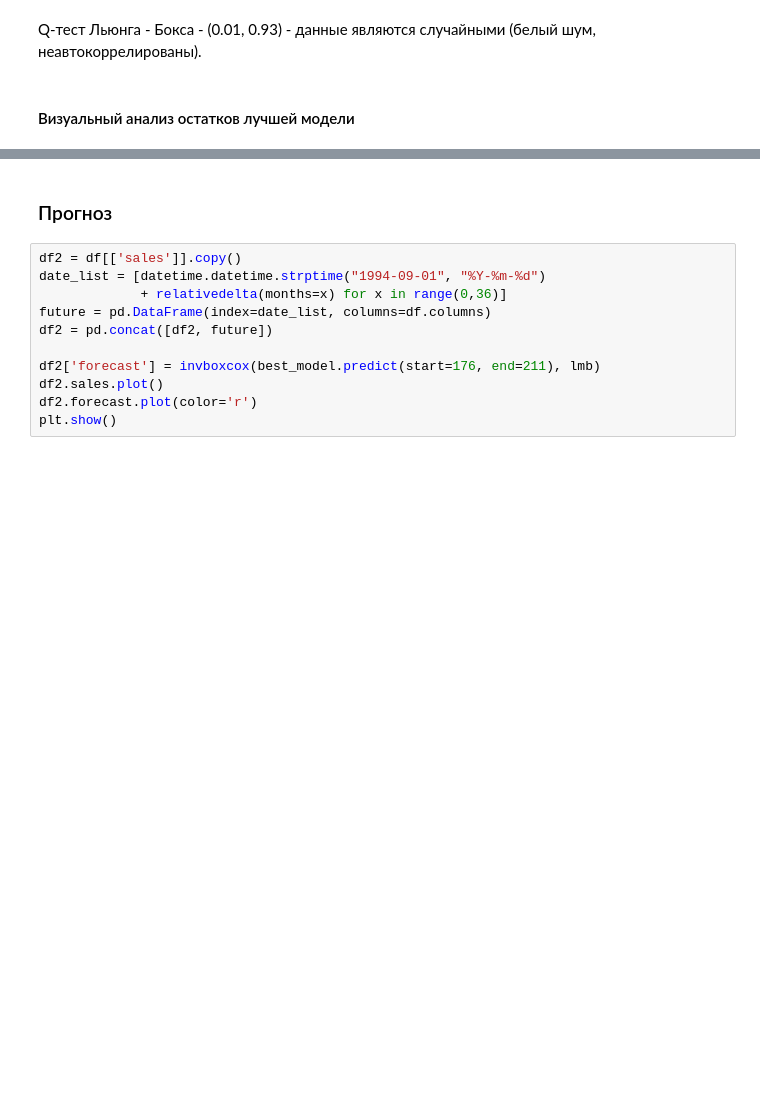
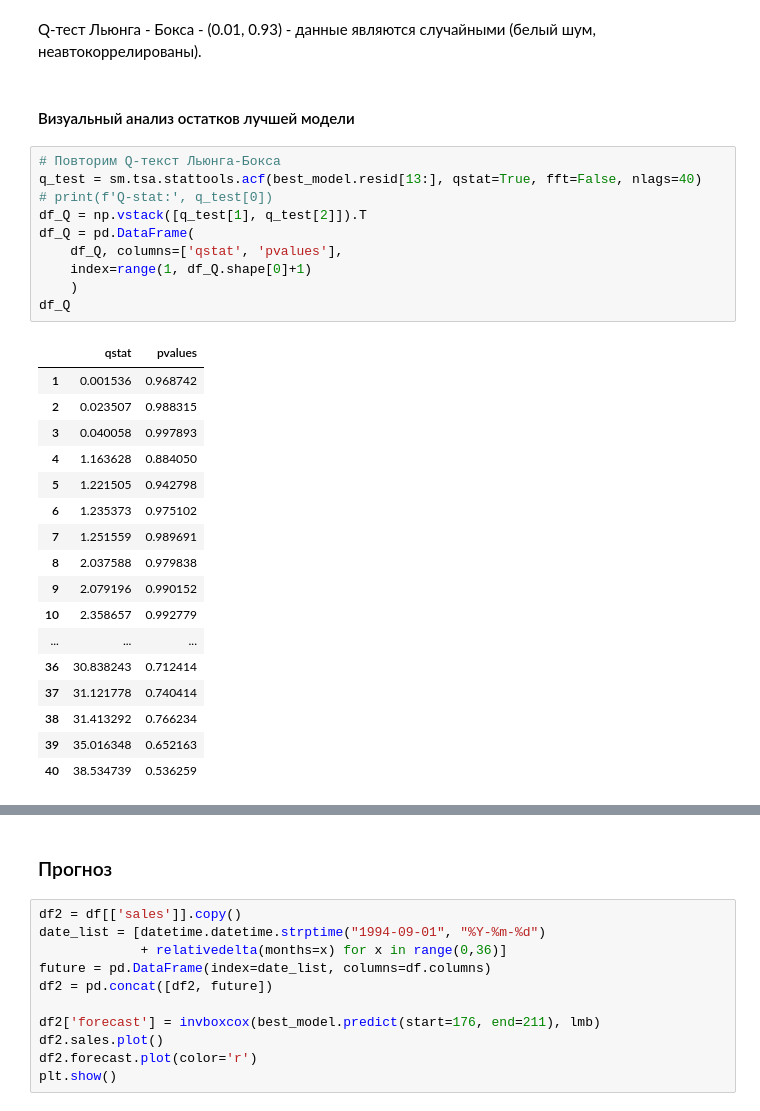
Before and after one commit to AtlanticP/ML, a Jupyter notebook: TSF.ipynb, the cells around one changed output, grey strips where cells are left out. Cells and saved outputs as stored; diff of their text form; blank space fills up the shorter version.

```diff
--- a/TSF.ipynb
+++ b/TSF.ipynb
@@ -228,3 +251,31 @@ Warnings:
 Q-тест Льюнга - Бокса - (0.01, 0.93) - данные являются случайными (белый шум, неавтокоррелированы).
 # %% [markdown]
 #### Визуальный анализ остатков лучшей модели
+# %%
+# Повторим Q-текст Льюнга-Бокса
+q_test = sm.tsa.stattools.acf(best_model.resid[13:], qstat=True, fft=False, nlags=40)
+# print(f'Q-stat:', q_test[0])
+df_Q = np.vstack([q_test[1], q_test[2]]).T
+df_Q = pd.DataFrame(
+    df_Q, columns=['qstat', 'pvalues'],
+    index=range(1, df_Q.shape[0]+1)
+    )
+df_Q
+# %% [output]
+|  | qstat | pvalues |
+| 1 | 0.001536 | 0.968742 |
+| 2 | 0.023507 | 0.988315 |
+| 3 | 0.040058 | 0.997893 |
+| 4 | 1.163628 | 0.884050 |
+| 5 | 1.221505 | 0.942798 |
+| 6 | 1.235373 | 0.975102 |
+| 7 | 1.251559 | 0.989691 |
+| 8 | 2.037588 | 0.979838 |
+| 9 | 2.079196 | 0.990152 |
+| 10 | 2.358657 | 0.992779 |
+| ... | ... | ... |
+| 36 | 30.838243 | 0.712414 |
+| 37 | 31.121778 | 0.740414 |
+| 38 | 31.413292 | 0.766234 |
+| 39 | 35.016348 | 0.652163 |
+| 40 | 38.534739 | 0.536259 |
```
Also changed, not shown: parts of 21 cells of this notebook.
